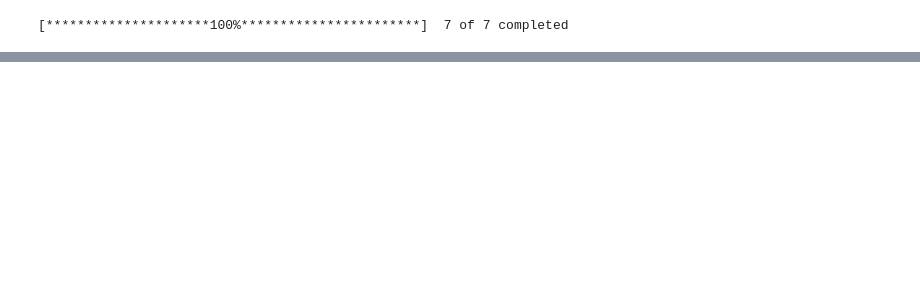
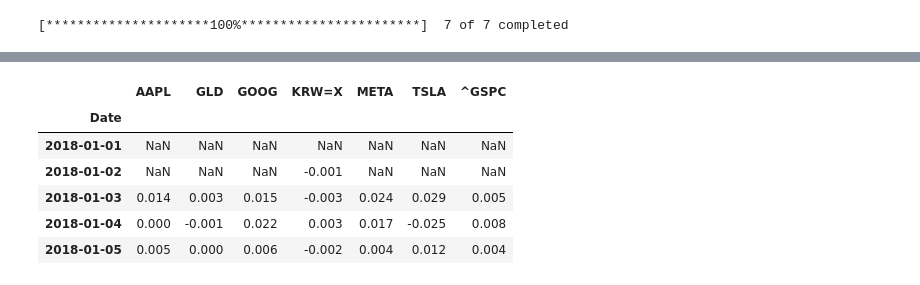
Before and after one commit to ihobbang250/TIL, a Jupyter notebook: Python/Data Science/P4F_2.ipynb, the cells around one changed output, grey strips where cells are left out. Cells and saved outputs as stored; diff of their text form; code cells hidden in the pictures; blank space fills up the shorter version.

```diff
--- a/Python/Data Science/P4F_2.ipynb
+++ b/Python/Data Science/P4F_2.ipynb
@@ -23,0 +13,11 @@ df.head()
+# %%
+data = df['Open']
+data.pct_change().round(3).head()
+# %% [output]
+|  | AAPL | GLD | GOOG | KRW=X | META | TSLA | ^GSPC |
+| Date |  |  |  |  |  |  |  |
+| 2018-01-01 | NaN | NaN | NaN | NaN | NaN | NaN | NaN |
+| 2018-01-02 | NaN | NaN | NaN | -0.001 | NaN | NaN | NaN |
+| 2018-01-03 | 0.014 | 0.003 | 0.015 | -0.003 | 0.024 | 0.029 | 0.005 |
+| 2018-01-04 | 0.000 | -0.001 | 0.022 | 0.003 | 0.017 | -0.025 | 0.008 |
+| 2018-01-05 | 0.005 | 0.000 | 0.006 | -0.002 | 0.004 | 0.012 | 0.004 |
```
Also changed, not shown: parts of 5 cells of this notebook.
